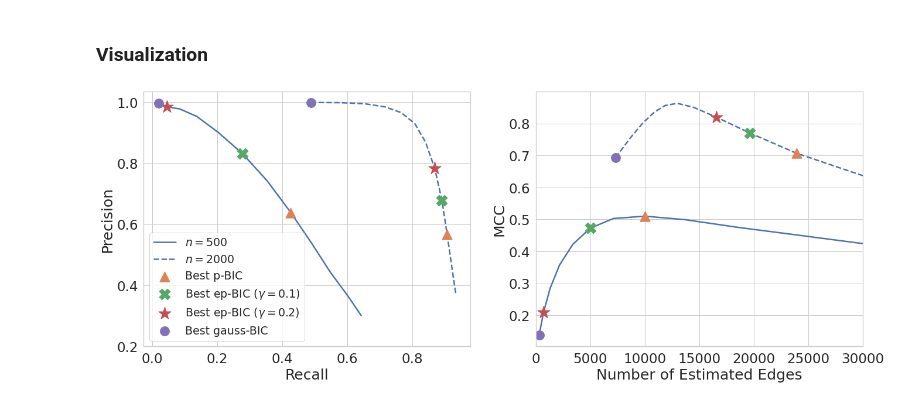
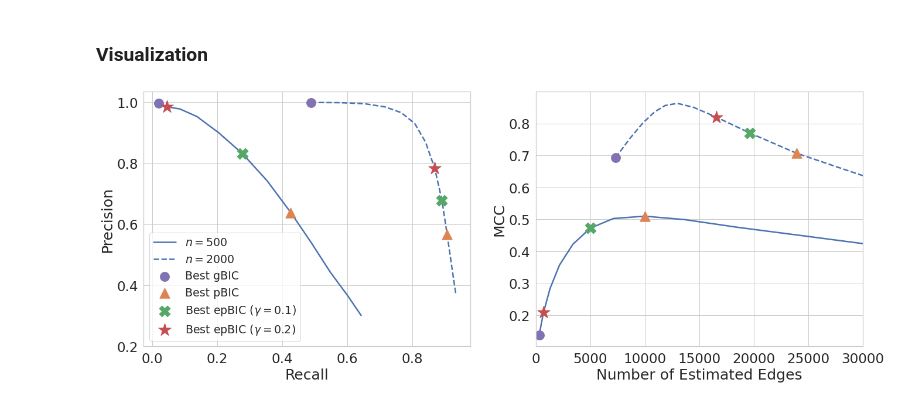
Before and after one commit to jinacfunderburk/accord-reproducibility-testing, a Jupyter notebook: simulation-model-selection/simulation-model-selection.ipynb, the cells around one changed output. Drawn from its saved outputs; the diff is of its cells as text; code cells hidden in the pictures.

```diff
--- a/simulation-model-selection/simulation-model-selection.ipynb
+++ b/simulation-model-selection/simulation-model-selection.ipynb
@@ -131,40 +131,40 @@ mccs_2p = np.genfromtxt('data/mccs_p' +  str(p) + '_n' + str(n) + '_sp' + str(ed
 # %%
 fig, axes = plt.subplots(1, 2, figsize=(22, 8))
 axes = axes.ravel()
 
 i = 0
 axes[i].plot(recalls_05p, precs_05p, linewidth=2.5, color='C0', label='$n=500$')
 axes[i].plot(recalls_2p, precs_2p, linewidth=2.5, linestyle='--', color='C0', label='$n=2000$')
-axes[i].scatter(recalls_05p[best_p_bic_05p], precs_05p[best_p_bic_05p], marker='^', zorder=2, s=300, color='C1', label='Best p-BIC')
-axes[i].scatter(recalls_05p[best_ep_bic_01_05p], precs_05p[best_ep_bic_01_05p], marker='X', zorder=2, s=350, color='C2', label='Best ep-BIC ($\gamma = 0.1$)')
-axes[i].scatter(recalls_05p[best_ep_bic_02_05p], precs_05p[best_ep_bic_02_05p], marker='*', zorder=2, s=500, color='C3', label='Best ep-BIC ($\gamma = 0.2$)')
-axes[i].scatter(recalls_05p[best_gauss_bic_05p], precs_05p[best_gauss_bic_05p], marker='o', zorder=2, s=250, color='C4', label='Best gauss-BIC')
+axes[i].scatter(recalls_05p[best_gauss_bic_05p], precs_05p[best_gauss_bic_05p], marker='o', zorder=2, s=250, color='C4', label='Best gBIC')
+axes[i].scatter(recalls_05p[best_p_bic_05p], precs_05p[best_p_bic_05p], marker='^', zorder=2, s=300, color='C1', label='Best pBIC')
+axes[i].scatter(recalls_05p[best_ep_bic_01_05p], precs_05p[best_ep_bic_01_05p], marker='X', zorder=2, s=350, color='C2', label='Best epBIC ($\gamma = 0.1$)')
+axes[i].scatter(recalls_05p[best_ep_bic_02_05p], precs_05p[best_ep_bic_02_05p], marker='*', zorder=2, s=500, color='C3', label='Best epBIC ($\gamma = 0.2$)')
 axes[i].scatter(recalls_2p[best_p_bic_2p], precs_2p[best_p_bic_2p], marker='^', zorder=2, s=300, color='C1')
 axes[i].scatter(recalls_2p[best_ep_bic_01_2p], precs_2p[best_ep_bic_01_2p], marker='X', zorder=2, s=350, color='C2')
 axes[i].scatter(recalls_2p[best_ep_bic_02_2p], precs_2p[best_ep_bic_02_2p], marker='*', zorder=2, s=500, color='C3')
 axes[i].scatter(recalls_2p[best_gauss_bic_2p], precs_2p[best_gauss_bic_2p], marker='o', zorder=2, s=250, color='C4')
 axes[i].set_xlabel('Recall', fontsize=25)
 axes[i].set_ylabel('Precision', fontsize=25)
 axes[i].set_yticks(np.arange(0.2, 1.2, 0.2))
 axes[i].tick_params(axis='both', which='major', labelsize=23)
 axes[i].legend(fontsize=19)
 
 i = 1
 axes[i].plot(edges_05p, mccs_05p, linewidth=2.5, color='C0')
 axes[i].plot(edges_2p, mccs_2p, linewidth=2.5, linestyle='--', color='C0')
-axes[i].scatter(edges_05p[best_p_bic_05p], mccs_05p[best_p_bic_05p], marker='^', zorder=2, s=300, color='C1', label='Best p-BIC')
-axes[i].scatter(edges_05p[best_ep_bic_01_05p], mccs_05p[best_ep_bic_01_05p], marker='X', zorder=2, s=350, color='C2', label='Best ep-BIC ($\gamma = 0.1$)')
-axes[i].scatter(edges_05p[best_ep_bic_02_05p], mccs_05p[best_ep_bic_02_05p], marker='*', zorder=2, s=500, color='C3', label='Best ep-BIC ($\gamma = 0.2$)')
-axes[i].scatter(edges_05p[best_gauss_bic_05p], mccs_05p[best_gauss_bic_05p], marker='o', zorder=2, s=250, color='C4', label='Best gauss-BIC')
+axes[i].scatter(edges_05p[best_gauss_bic_05p], mccs_05p[best_gauss_bic_05p], marker='o', zorder=2, s=250, color='C4', label='Best gBIC')
+axes[i].scatter(edges_05p[best_p_bic_05p], mccs_05p[best_p_bic_05p], marker='^', zorder=2, s=300, color='C1', label='Best pBIC')
+axes[i].scatter(edges_05p[best_ep_bic_01_05p], mccs_05p[best_ep_bic_01_05p], marker='X', zorder=2, s=350, color='C2', label='Best epBIC ($\gamma = 0.1$)')
+axes[i].scatter(edges_05p[best_ep_bic_02_05p], mccs_05p[best_ep_bic_02_05p], marker='*', zorder=2, s=500, color='C3', label='Best epBIC ($\gamma = 0.2$)')
 axes[i].scatter(edges_2p[best_p_bic_2p], mccs_2p[best_p_bic_2p], marker='^', zorder=2, s=300, color='C1')
 axes[i].scatter(edges_2p[best_ep_bic_01_2p], mccs_2p[best_ep_bic_01_2p], marker='X', zorder=2, s=350, color='C2')
 axes[i].scatter(edges_2p[best_ep_bic_02_2p], mccs_2p[best_ep_bic_02_2p], marker='*', zorder=2, s=500, color='C3')
 axes[i].scatter(edges_2p[best_gauss_bic_2p], mccs_2p[best_gauss_bic_2p], marker='o', zorder=2, s=250, color='C4')
 axes[i].set_xlabel('Number of Estimated Edges', fontsize=25)
 axes[i].set_ylabel('MCC', fontsize=25)
 axes[i].set_xlim((0,30000))
-axes[i].tick_params(axis='both', which='major', labelsize=23)
+axes[i].tick_params(axis='both', which='major', labelsize=23);
 
 plt.savefig('../output/model-selection.png', bbox_inches='tight');
 # %% [output]
-[figure, old version]
+[figure, new version]
```
Also changed, not shown: 4 other files.
